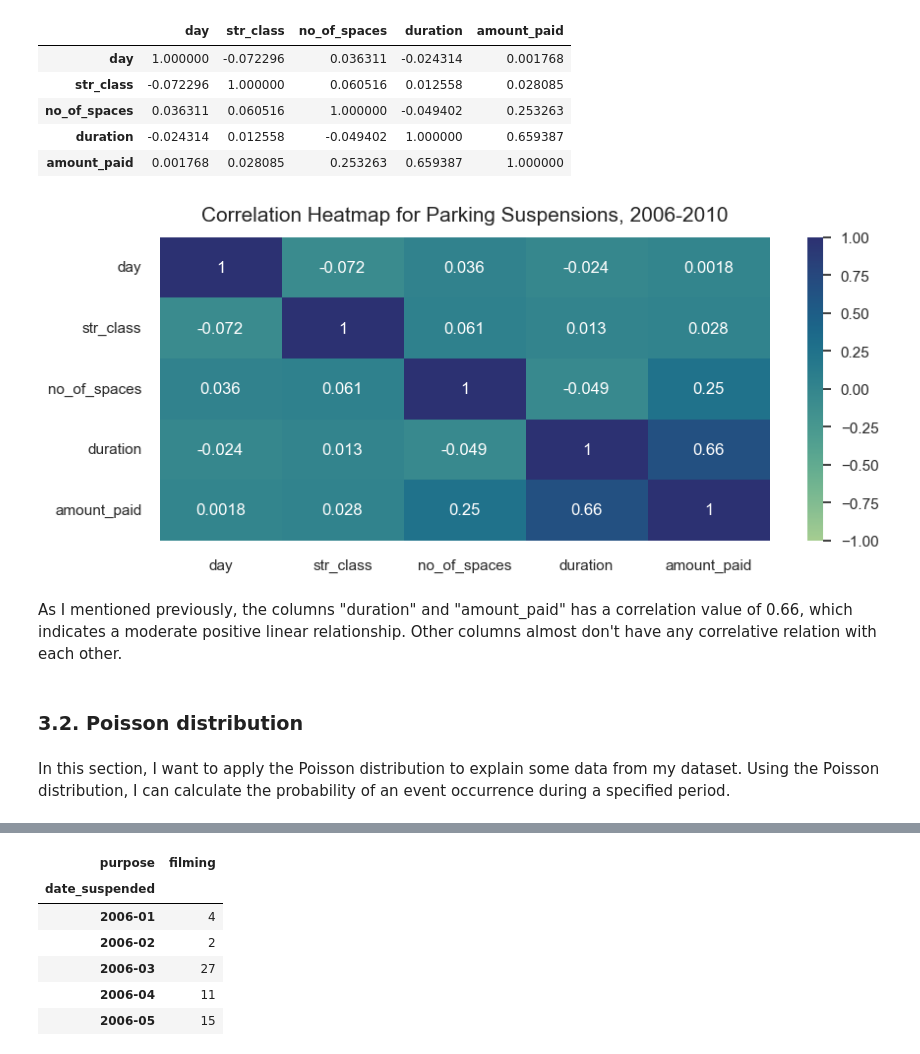
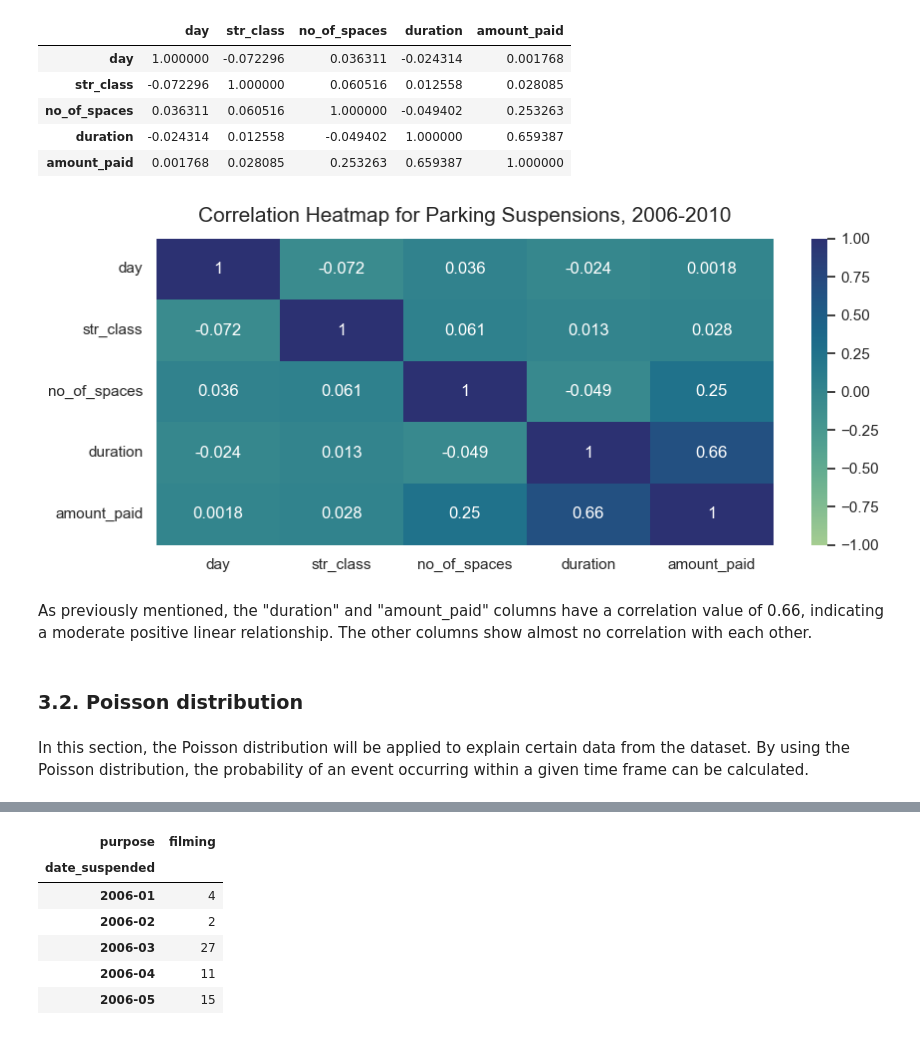
Before and after one commit to temulenbd/dublin-parking-suspensions-analysis, a Jupyter notebook: notebook.ipynb, the cells around one changed output, grey strips where cells are left out. Cells and saved outputs as stored; diff of their text form; code cells hidden in the pictures.

```diff
--- a/notebook.ipynb
+++ b/notebook.ipynb
@@ -385,26 +374,28 @@ There are 655 values with spelling errors or non-standard names. I tried to scan
 # %%
 # Create a list containing parts of the string that correspond to faulty values
-to_replace = ["stephens green", "northwall", "north great", "prince's", "prince", "south anne", "mount", "rogers", "merrion", "sherrard", "swift", "hatch", "kenilworth", "drumcondra",
-              "ship s", "stephen", "baggot", "serpin", "william", "anne", "parnell", "richmond", "mayor", "mercer", "glouce", "sandwith", "pleasant", "inns", "palmerst", "steven", "joseph", "ville st",
-              "kevin", "townsend", "francis", "rahen", "herber", "stphens", "alphonsus", "guild", "wolfe", "marys", "fishamble", "james", "charlotte", 'stephnes', "frederick", "castle", 'lombard',
-              'sussex', "north wall", 'emmet', "benedict", "moleswoth", 'fitzwil', 'connoly', 'nassau', 'blackhal', 'albany', "serpent", "ann s", 'dorset', 'custom hou', 'artane', 'ignatius',
-              'kings inn', 'exchequer', 'grangegorman', 'tham', 'claredon', 'amien', "dillion", 'mary', "johns r", 'nass', 'george','bello', 'king','ietta', 'vernon', 'john', 'fred', 'parnel', 'gros', 'monta',
+to_replace = ['stephens green', 'northwall', 'north great', 'prince\'s', 'prince', 'south anne', 'mount', 'rogers', 'merrion', 'sherrard', 'swift', 'hatch', 'kenilworth', 'drumcondra',
+              'ship s', 'stephen', 'baggot', 'serpin', 'william', 'anne', 'parnell', 'richmond', 'mayor', 'mercer', 'glouce', 'sandwith', 'pleasant', 'inns', 'palmerst', 'steven', 'joseph', 'ville st',
+              'kevin', 'townsend', 'francis', 'rahen', 'herber', 'stphens', 'alphonsus', 'guild', 'wolfe', 'marys', 'fishamble', 'james', 'charlotte', 'stephnes', 'frederick', 'castle', 'lombard',
+              'sussex', 'north wall', 'emmet', 'benedict', 'moleswoth', 'fitzwil', 'connoly', 'nassau', 'blackhal', 'albany', 'serpent', 'ann s', 'dorset', 'custom hou', 'artane', 'ignatius',
+              'kings inn', 'exchequer', 'grangegorman', 'tham', 'claredon', 'amien', 'dillion', 'mary', 'johns r', 'nass', 'george','bello', 'king','ietta', 'vernon', 'john', 'fred', 'parnel', 'gros', 'monta',
               'dominic', 'werburg', 'inchic', 'sher', 'gloucester', 'whit', 'augustine', 'peter', 'rubi', 'patrick', 'donnybrook', 'earl', 'leeson','inn', 'sim', 'foster', 'ratdown', 'kenilworth',
               'eccles', 'vincent', 'glen', 'liffey', 'fa', 'donovan','glouc', 'hendrick', 'win', 'liffey', 'ken']
+
 len(to_replace)
 # %% [output]
 114
 # %%
 # Create a list of standard names
-replacement = ["saint stephens green east", "north wall quay", "north great george's street", "prince's street", "prince's street", "anne street south", "mount street crescent", "sir john rogerson's quay", "merrion square east", "sherrard street lower", "swift's row",
-               "hatch street upper", "kenilworth square east", "drumcondra road", "ship street great", "saint stephens green east", "baggot street lower", "serpentine avenue", "william street north", "saint anne's road", "parnell street", "richmond street south", "mayor street lower",
-               "mercer street lower", "gloucester street south", "sandwith street lower","pleasants street", "kings inns street","palmerston road", "saint stephens green east","saint joseph's avenue", "grenville street", "kevin street lower", "townsend street", "francis street", "raheny road",
-               "herbert cottages", "saint stephens green east", "saint alphonsus road", "guild street", "wolfe tone street", "saint mary's avenue north", "fishamble street", "james's street", "charlotte way", "saint stephens green east", 'frederick street south', "castle street", "lombard street east",
-               "sussex road","north wall quay", "emmet road", "saint benedict's gardens", "molesworth street", "fitzwilliam place", "amiens street", "nassau street", "blackhall place", "albany road", 'serpentine avenue', 'anne street north', "dorset street lower", "custom house quay",
-               "artane castle service road", "saint ignatius road", "kings inns street", "exchequer street", "grangegorman lower", "chatham street", "johnson's court", "amiens street", 'john dillon street', "saint mary's avenue north", "saint john's road west", "nassau street", "north great george's street",
-               "portobello", "kings inns street", "henrietta street", "vernon avenue", "john's lane west", "frederick court", "parnell street", "grosvenor road", "montague street", "dominick street lower", "werburgh street", "inchicore road", "sheriff street upper", "gloucester street south", "whitefriar place",
-               "saint augustine street", "peter street", "saint stephens green", "saint patrick's close", "donnybrook road", "earlsfort terrace", "leeson street upper", "inns quay", "simmonscourt avenue", "foster place", "rathdown road", "kenilworth square east", "eccles street", "saint vincent street south",
-               "glengarriff parade", "liffey street west", "faussagh avenue", "donovan lane", "gloucester street south", "hendrick street", "windsor terrace", 'liffey bridge', "kenilworth lane"]
+replacement = ['saint stephens green east', 'north wall quay', 'north great george\'s street', 'prince\'s street', 'prince\'s street', 'anne street south', 'mount street crescent', 'sir john rogerson\'s quay', 'merrion square east', 'sherrard street lower', 'swift\'s row',
+               'hatch street upper', 'kenilworth square east', 'drumcondra road', 'ship street great', 'saint stephens green east', 'baggot street lower', 'serpentine avenue', 'william street north', 'saint anne\'s road', 'parnell street', 'richmond street south', 'mayor street lower',
+               'mercer street lower', 'gloucester street south', 'sandwith street lower','pleasants street', 'kings inns street','palmerston road', 'saint stephens green east','saint joseph\'s avenue', 'grenville street', 'kevin street lower', 'townsend street', 'francis street', 'raheny road',
+               'herbert cottages', 'saint stephens green east', 'saint alphonsus road', 'guild street', 'wolfe tone street', 'saint mary\'s avenue north', 'fishamble street', 'james\'s street', 'charlotte way', 'saint stephens green east', 'frederick street south', 'castle street', 'lombard street east',
+               'sussex road','north wall quay', 'emmet road', 'saint benedict\'s gardens', 'molesworth street', 'fitzwilliam place', 'amiens street', 'nassau street', 'blackhall place', 'albany road', 'serpentine avenue', 'anne street north', 'dorset street lower', 'custom house quay',
+               'artane castle service road', 'saint ignatius road', 'kings inns street', 'exchequer street', 'grangegorman lower', 'chatham street', 'johnson\'s court', 'amiens street', 'john dillon street', 'saint mary\'s avenue north', 'saint john\'s road west', 'nassau street', 'north great george\'s street',
+               'portobello', 'kings inns street', 'henrietta street', 'vernon avenue', 'john\'s lane west', 'frederick court', 'parnell street', 'grosvenor road', 'montague street', 'dominick street lower', 'werburgh street', 'inchicore road', 'sheriff street upper', 'gloucester street south', 'whitefriar place',
+               'saint augustine street', 'peter street', 'saint stephens green', 'saint patrick\'s close', 'donnybrook road', 'earlsfort terrace', 'leeson street upper', 'inns quay', 'simmonscourt avenue', 'foster place', 'rathdown road', 'kenilworth square east', 'eccles street', 'saint vincent street south',
+               'glengarriff parade', 'liffey street west', 'faussagh avenue', 'donovan lane', 'gloucester street south', 'hendrick street', 'windsor terrace', 'liffey bridge', 'kenilworth lane']
+
 len(replacement)
 # %% [output]
 114
@@ -513,9 +505,11 @@ Okay. These are the "location of spaces" column's non-standard values. The 'for
 # %%
 # Replace specific values in the 'location_of_spaces' column with predefined replacements
-df = df.replace(to_replace={'location_of_spaces':{"o/s Fitzwilliam Hotel St Stephens Green" : 'saint stephens green east',
-                                            "outside John Schutte Associates & Teatime Express" : 'cecilia street',
-                                            " 27 Upper Mount Street" : 'mount street upper',
-                                            "outside Anglo Irish Bank, St. Stephens Green" : 'saint stephens green east'}})
+df = df.replace(to_replace={'location_of_spaces':{
+    'o/s Fitzwilliam Hotel St Stephens Green': 'saint stephens green east',
+    'outside John Schutte Associates & Teatime Express': 'cecilia street',
+    ' 27 Upper Mount Street': 'mount street upper',
+    'outside Anglo Irish Bank, St. Stephens Green': 'saint stephens green east'
+}})
 # %%
 # Iterate over each row in df and compare 'location_of_spaces' with 'street_name' in df_standard_names
 for index1 in range(len(df.index)):
@@ -1590,15 +1615,15 @@ df.corr()
 | duration | -0.024314 | 0.012558 | -0.049402 | 1.000000 | 0.659387 |
 | amount_paid | 0.001768 | 0.028085 | 0.253263 | 0.659387 | 1.000000 |
 # %%
-#plotting the heatmap of each column correlations
+# Plotting a heatmap to visualize the correlation between numerical columns in the DataFrame
 plt.figure(figsize=(10, 4))
-heatmap = sns.heatmap(df.corr(), vmin=-1, vmax=1, annot=True, cmap='crest')
+heatmap = sns.heatmap(df.select_dtypes(include='number').corr(), vmin=-1, vmax=1, annot=True, cmap='crest')
 heatmap.set_title('Correlation Heatmap for Parking Suspensions, 2006-2010', fontdict={'fontsize':15}, pad=12);
 # %% [output]
-[figure, old version]
+[figure, new version]
 # %% [markdown]
-As I mentioned previously, the columns "duration" and "amount_paid" has a correlation value of 0.66, which indicates a moderate positive linear relationship. Other columns almost don't have any correlative relation with each other.
+As previously mentioned, the "duration" and "amount_paid" columns have a correlation value of 0.66, indicating a moderate positive linear relationship. The other columns show almost no correlation with each other.
 # %% [markdown]
 ### 3.2. Poisson distribution
 # %% [markdown]
-In this section, I want to apply the Poisson distribution to explain some data from my dataset. Using the Poisson distribution, I can calculate the probability of an event occurrence during a specified period.
+In this section, the Poisson distribution will be applied to explain certain data from the dataset. By using the Poisson distribution, the probability of an event occurring within a given time frame can be calculated.
```
Also changed, not shown: parts of 159 cells of this notebook.
